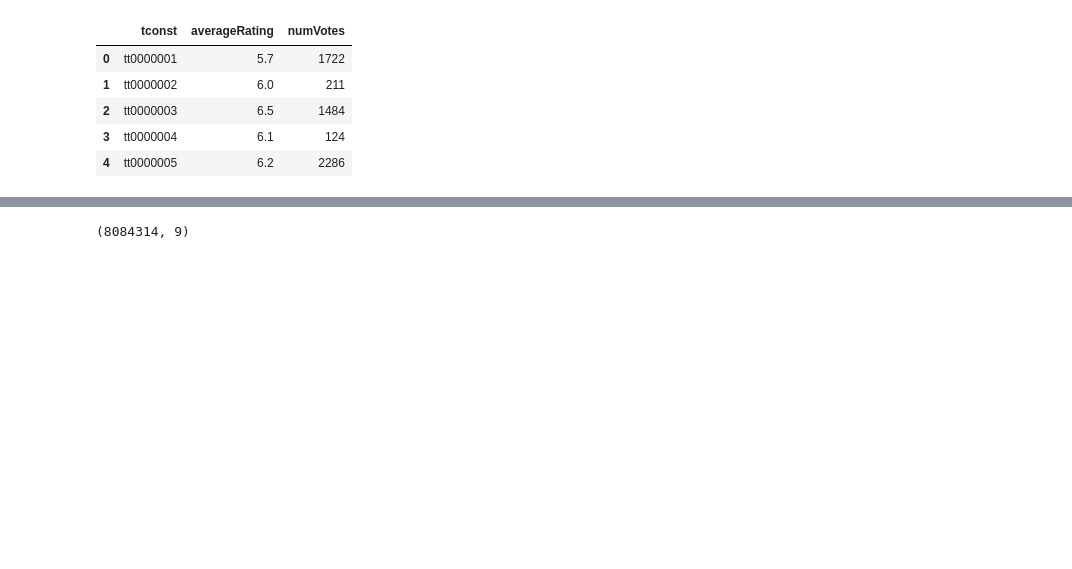
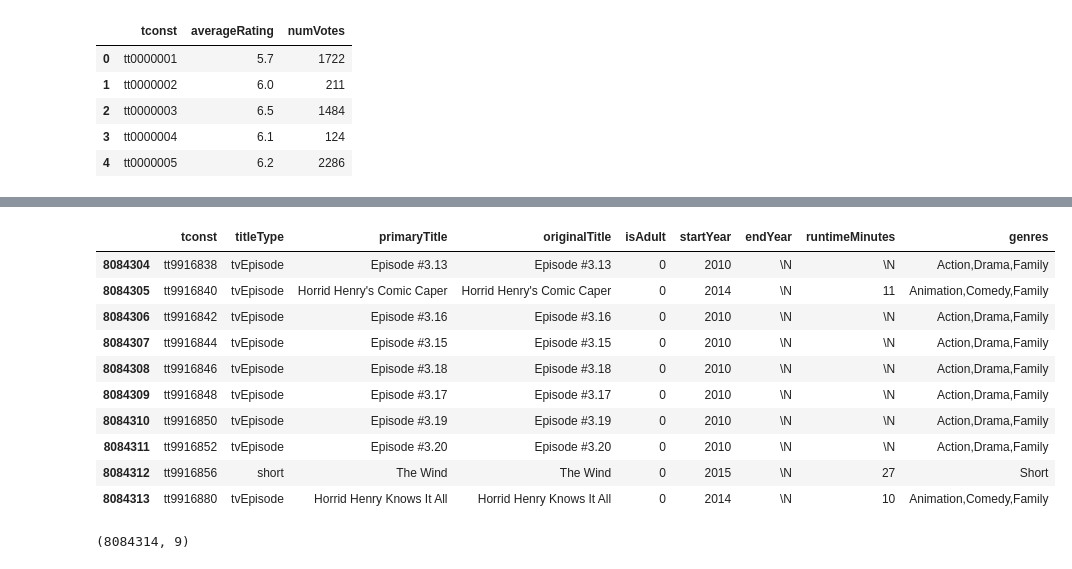
Before and after one commit to danielcti/data-science-project, a Jupyter notebook: dataVisualizationNetflix.ipynb, the cells around one changed output, grey strips where cells are left out. Drawn from its saved outputs; the diff is of its cells as text; code cells hidden in the pictures; blank space fills up the shorter version.

```diff
--- a/dataVisualizationNetflix.ipynb
+++ b/dataVisualizationNetflix.ipynb
@@ -760,3 +771,17 @@ dfNotas.head()
+# %%
+dfTitles.tail(10)
+# %% [output]
+|  | tconst | titleType | primaryTitle | originalTitle | isAdult | startYear | endYear | runtimeMinutes | genres |
+| 8084304 | tt9916838 | tvEpisode | Episode #3.13 | Episode #3.13 | 0 | 2010 | \N | \N | Action,Drama,Family |
+| 8084305 | tt9916840 | tvEpisode | Horrid Henry's Comic Caper | Horrid Henry's Comic Caper | 0 | 2014 | \N | 11 | Animation,Comedy,Family |
+| 8084306 | tt9916842 | tvEpisode | Episode #3.16 | Episode #3.16 | 0 | 2010 | \N | \N | Action,Drama,Family |
+| 8084307 | tt9916844 | tvEpisode | Episode #3.15 | Episode #3.15 | 0 | 2010 | \N | \N | Action,Drama,Family |
+| 8084308 | tt9916846 | tvEpisode | Episode #3.18 | Episode #3.18 | 0 | 2010 | \N | \N | Action,Drama,Family |
+| 8084309 | tt9916848 | tvEpisode | Episode #3.17 | Episode #3.17 | 0 | 2010 | \N | \N | Action,Drama,Family |
+| 8084310 | tt9916850 | tvEpisode | Episode #3.19 | Episode #3.19 | 0 | 2010 | \N | \N | Action,Drama,Family |
+| 8084311 | tt9916852 | tvEpisode | Episode #3.20 | Episode #3.20 | 0 | 2010 | \N | \N | Action,Drama,Family |
+| 8084312 | tt9916856 | short | The Wind | The Wind | 0 | 2015 | \N | 27 | Short |
+| 8084313 | tt9916880 | tvEpisode | Horrid Henry Knows It All | Horrid Henry Knows It All | 0 | 2014 | \N | 10 | Animation,Comedy,Family |
 # %%
 dfTitles.shape
 # %% [output]
```
Also changed, not shown: parts of 4 cells of this notebook.
